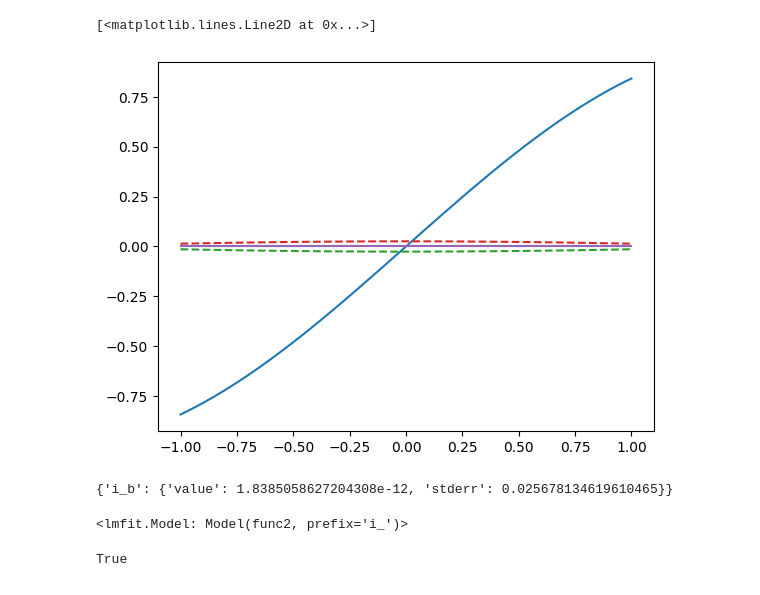
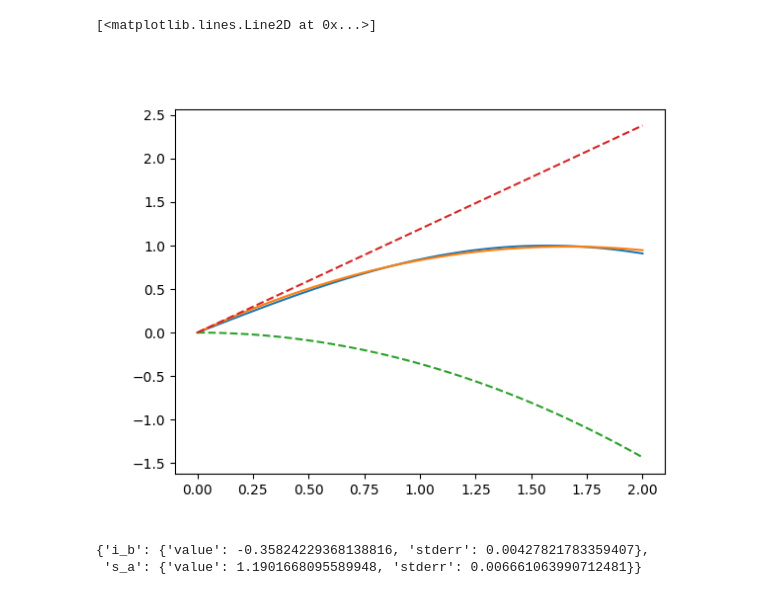
Before and after one commit to Coolphy/CRIXS, a Jupyter notebook: test.ipynb, the cells around one changed output. Saved outputs shown, nothing was run; the diff lists cells and outputs as text; code cells hidden in the pictures.

```diff
--- a/test.ipynb
+++ b/test.ipynb
@@ -25,0 +8,3 @@ from crixs.Fitting import *
+# %%
+cs = crixs.Spectrum
+cf = crixs.Fitting
@@ -29,12 +50,12 @@ import numpy as np
 def func1(x, a):
     return a * x
 def func2(x, b):
-    return b* np.cos(x)
+    return b* x **2
 
-ft = Fitting()
+ft = cf()
 
 ft.modeling(func2, prefix="i_")
-# ft.modeling(func1, prefix="s_")
+ft.modeling(func1, prefix="s_")
 
 # Params_init = {
 #     "gb": {"value": 0},
@@ -42,40 +63,29 @@ ft.modeling(func2, prefix="i_")
 
 # ft.init(Params_init)
 
-x = np.linspace(-1, 1, 100)
+x = np.linspace(0, 2, 100)
 y = np.sin(x)
-ss = Spectrum(x, y)
+ss = cs(x, y)
 
 ft.fit(ss)
-
-result = ft.result
 # %%
 import matplotlib.pyplot as plt
 
 plt.figure()
 plt.plot(ss.x,ss.y)
+
 line = ft.out()
-plt.plot(line.x,line.y)
-plt.plot(line.x,line.y-line.err,'--')
-plt.plot(line.x,line.y+line.err,'--')
+plt.plot(line.x,line.y,label='fit')
 
-
-# line=ft.out('s_')
-# plt.plot(line.x,line.y)
 line = ft.out('i_')
-plt.plot(line.x,line.y)
+plt.plot(line.x,line.y,'--')
+line = ft.out('s_')
+plt.plot(line.x,line.y,'--')
 # %% [output]
 [<matplotlib.lines.Line2D at 0x...>]
-[figure, old version]
+[figure, new version]
 # %%
-print(result)
+ft.result
 # %% [output]
-{'i_b': {'value': 1.8385058627204308e-12, 'stderr': 0.025678134619610465}}
+{'i_b': {'value': -0.35824229368138816, 'stderr': 0.00427821783359407},
+ 's_a': {'value': 1.1901668095589948, 'stderr': 0.006661063990712481}}
-# %%
-ft.model
-# %% [output]
-<lmfit.Model: Model(func2, prefix='i_')>
-# %%
-hasattr(ft._out, "dely_comps")
-# %% [output]
-True
```
Also changed, not shown: parts of 10 cells of this notebook, 3 other files.
